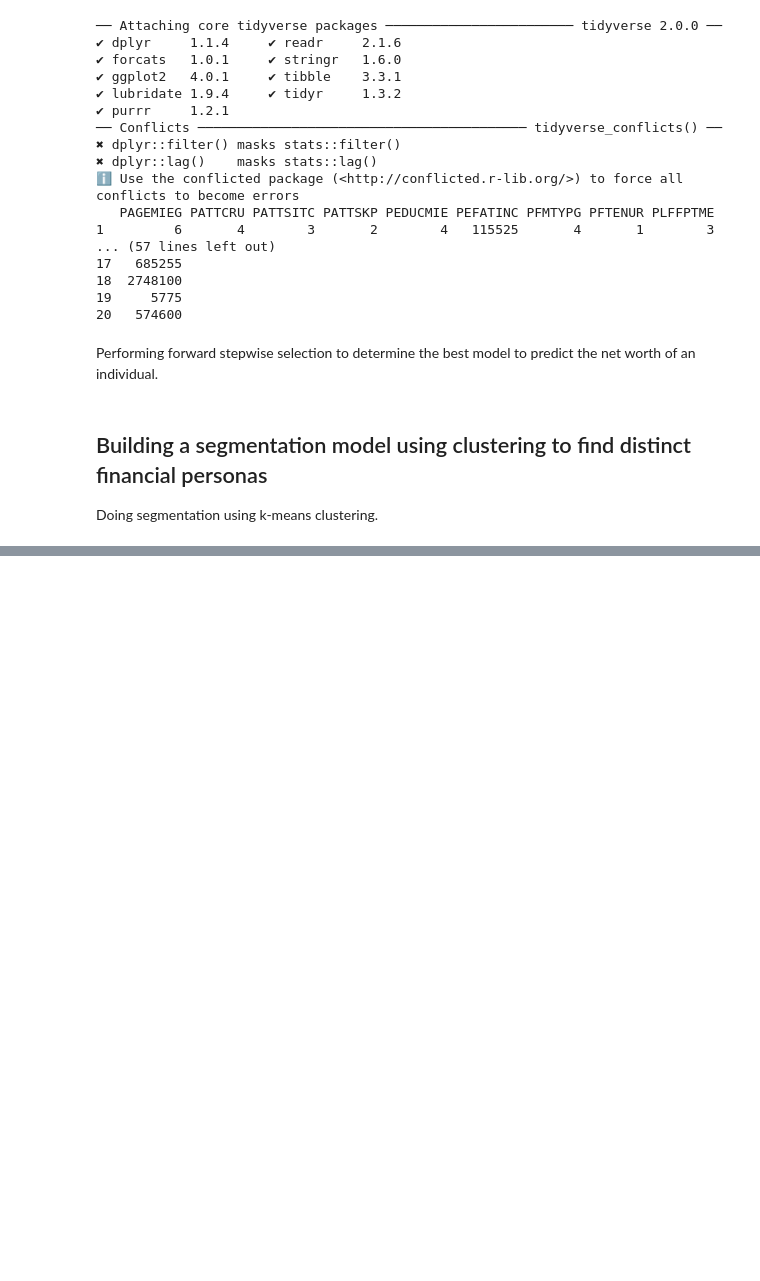
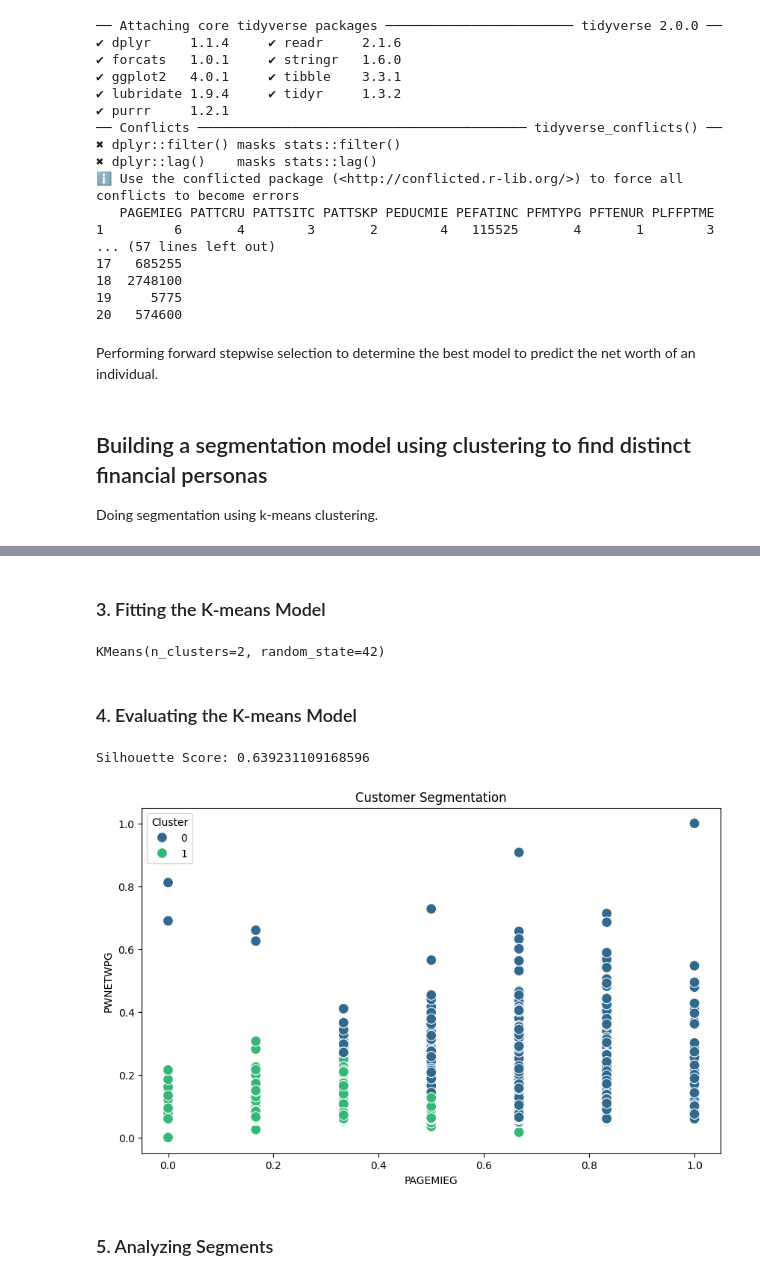
Before and after one commit to UT-Shelly/Datathon2026, a Jupyter notebook: personal_finance_analysis.ipynb, the cells around one changed output, grey strips where cells are left out. Saved outputs shown, nothing was run; the diff lists cells and outputs as text; code cells hidden in the pictures; blank space fills up the shorter version.

```diff
--- a/personal_finance_analysis.ipynb
+++ b/personal_finance_analysis.ipynb
@@ -143,0 +181,32 @@ Doing segmentation using k-means clustering.
+# %% [markdown]
+### 3. Fitting the K-means Model
+# %%
+# Fitting K-means with the optimal number of clusters
+optimal_k = 2
+kmeans = KMeans(n_clusters=optimal_k, random_state=42)
+kmeans.fit(scaled_features)
+# %% [output]
+KMeans(n_clusters=2, random_state=42)
+# %% [markdown]
+### 4. Evaluating the K-means Model
+# %%
+score = silhouette_score(scaled_features, kmeans.labels_)
+print(f'Silhouette Score: {score}')
+# %% [output]
+Silhouette Score: 0.639231109168596
+# %%
+plt.figure(figsize=(10, 6))
+sns.scatterplot(
+    data=plot_df,         # use the plotting DataFrame
+    x='PAGEMIEG',         # feature 1
+    y='PWNETWPG',         # feature 2
+    hue='Cluster',         # color points by cluster
+    palette='viridis',    # optional color map
+    s=100                 # optional marker size
+)
+plt.title('Customer Segmentation')
+plt.show()
+# %% [output]
+[figure, added]
+# %% [markdown]
+### 5. Analyzing Segments
```
Also changed, not shown: parts of 12 cells of this notebook.
